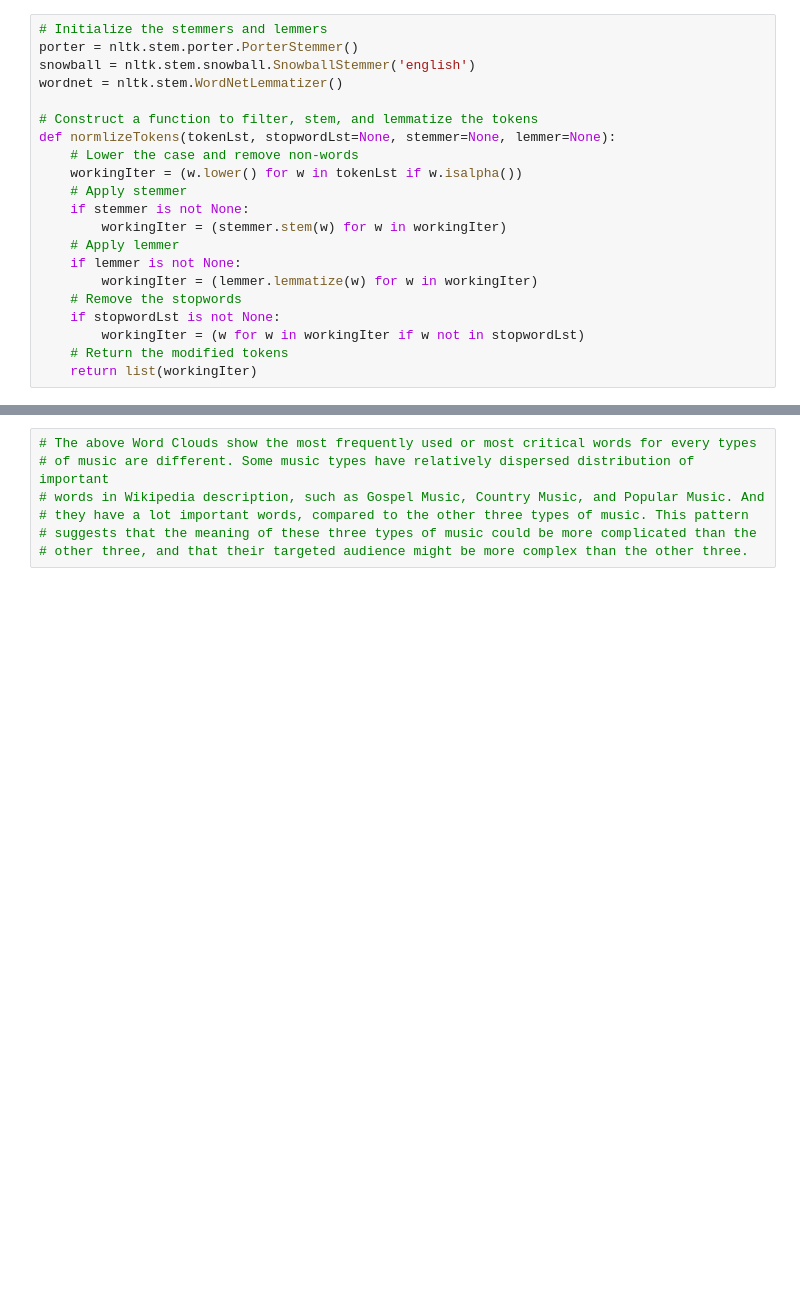
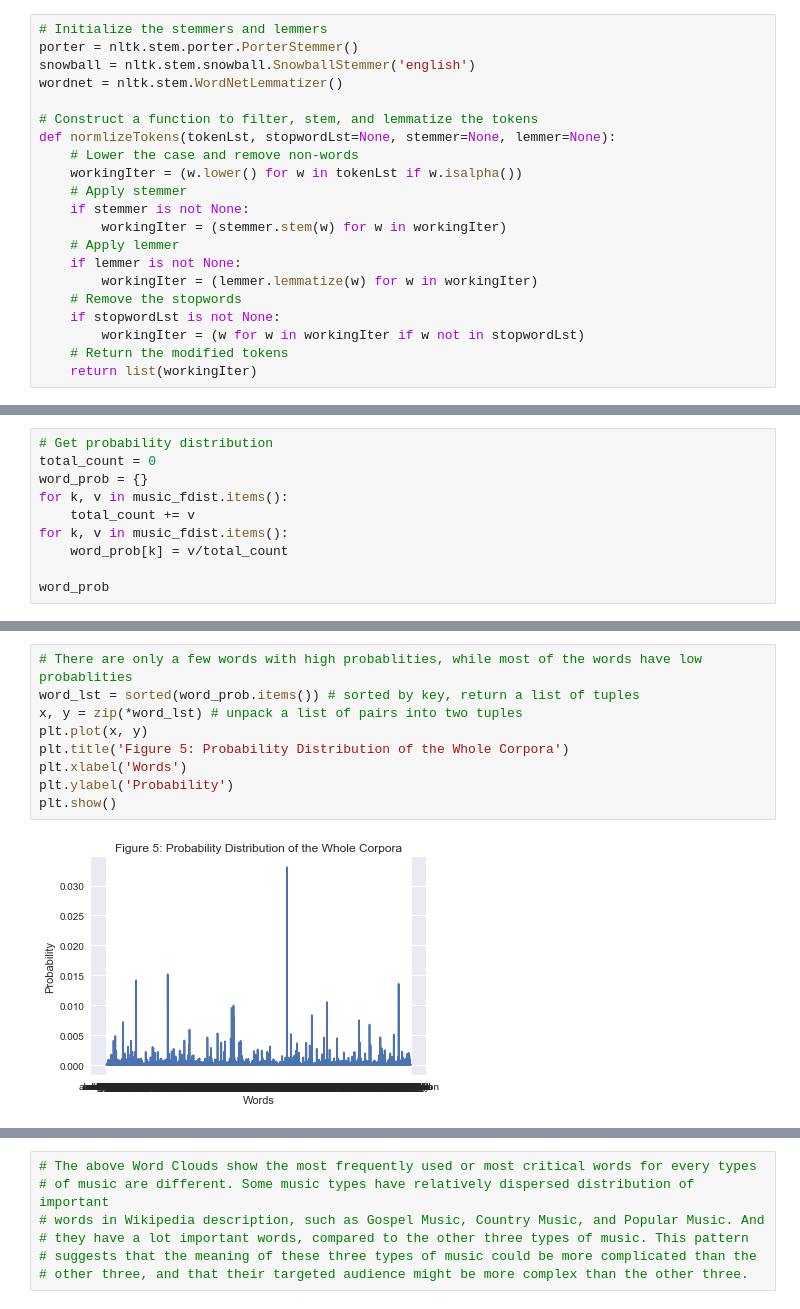
Before and after one commit to xywu-soc/content-analysis-2018, a Jupyter notebook: 2-Corpus-Linguistics/2-Corpus-Linguistics.ipynb, the cells around one changed output, grey strips where cells are left out. Cells and saved outputs as stored; diff of their text form; blank space fills up the shorter version.

```diff
--- a/2-Corpus-Linguistics/2-Corpus-Linguistics.ipynb
+++ b/2-Corpus-Linguistics/2-Corpus-Linguistics.ipynb
@@ -896,0 +924,10 @@ music_df
+# %%
+# Get probability distribution
+total_count = 0
+word_prob = {}
+for k, v in music_fdist.items():
+    total_count += v
+for k, v in music_fdist.items():
+    word_prob[k] = v/total_count
+
+word_prob
@@ -896,0 +952,11 @@ music_df
+# %%
+# There are only a few words with high probablities, while most of the words have low probablities
+word_lst = sorted(word_prob.items()) # sorted by key, return a list of tuples
+x, y = zip(*word_lst) # unpack a list of pairs into two tuples
+plt.plot(x, y)
+plt.title('Figure 5: Probability Distribution of the Whole Corpora')
+plt.xlabel('Words')
+plt.ylabel('Probability')
+plt.show()
+# %% [output]
+[figure, added]
```
Also changed, not shown: parts of 40 cells of this notebook.
